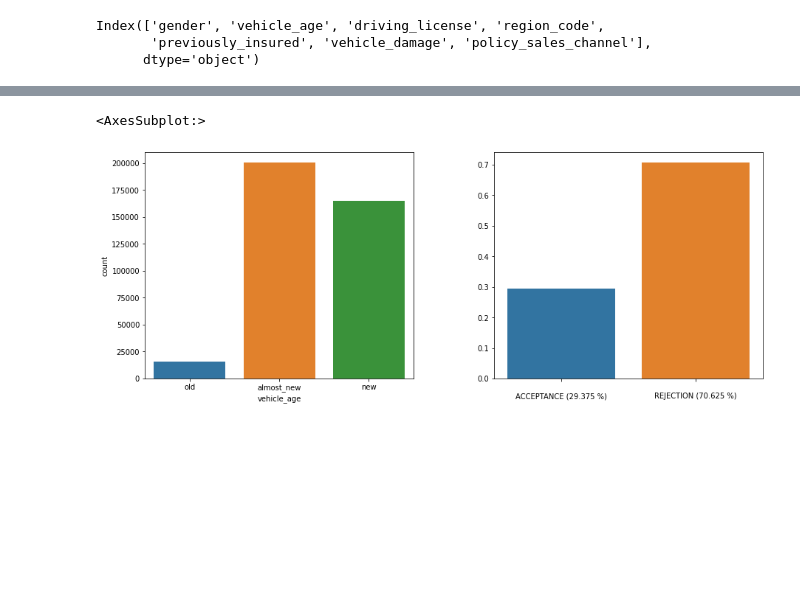
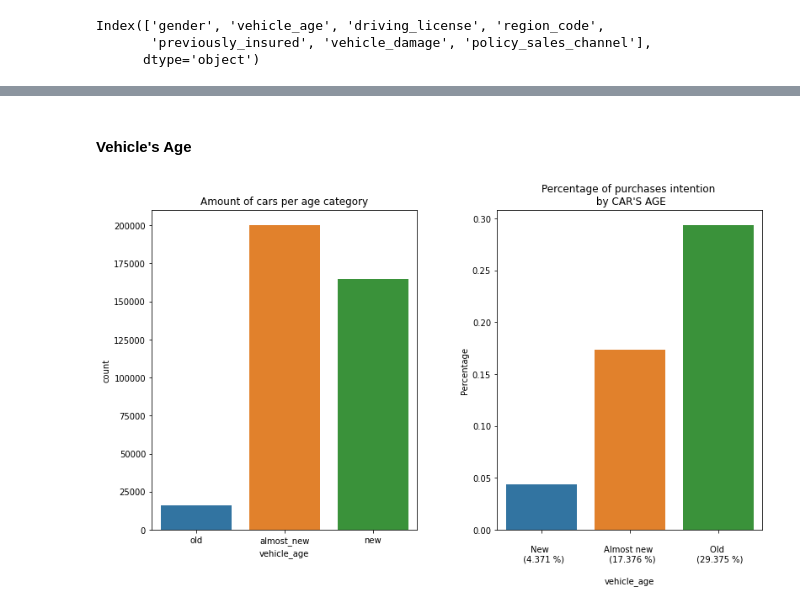
Before and after one commit to gabrielhpr/alphaInsurance, a Jupyter notebook: alphaInsurance.ipynb, the cells around one changed output, grey strips where cells are left out. Saved outputs shown, nothing was run; the diff lists cells and outputs as text; code cells hidden in the pictures; blank space fills up the shorter version.

Commit message:
End of univariate data analysis

```diff
--- a/alphaInsurance.ipynb
+++ b/alphaInsurance.ipynb
@@ -66,3 +68,29 @@ display(HTML("<style>span { font-size:16px !important; }</style>"))
+# %%
+# categories - list containing all the categories of the feature
+# text_list - list containing the text behind each bar of the plot
+def createCategoryPlots(fig_width, fig_height, df, feature_name, title1, title2, categories, text_list):
+    plt.figure(figsize=(fig_width, fig_height))
+    plt.subplots_adjust(left=None, bottom=None, right=None, top=None, wspace=0.3, hspace=0.3)
+
+    # plot a countplot
+    plt.subplot( 1, 2, 1 )
+    plt.title( title1 )
+    sns.countplot( df[feature_name] )
+
+    percentage_list = []
+
+    for i in range( len( categories ) ):
+        feature_num_accept = df[ ( df['response'] == 1 ) & ( df[feature_name] == categories[i] ) ].count()[0]
+        feature_num_reject = df[ ( df['response'] == 0 ) & ( df[feature_name] == categories[i] ) ].count()[0]
+        feature_perc_accept = feature_num_accept / (feature_num_accept + feature_num_reject)
+        percentage_list.append( feature_perc_accept )
+
+    plt.subplot( 1, 2, 2 )
+    plt.title( title2 )
+    plt.ylabel( 'Percentage' )
+    plt.xlabel( feature_name )
+    sns.barplot( x = [ text_list[i].format( np.round ( 100 * percentage_list[i], 3 ) ) for i in range(len(categories))],
+                 y = percentage_list )
 # %% [markdown]
 ## 1.3. Loading Data
 # %%
@@ -437,35 +459,10 @@ sns.barplot( x=['\nACCEPTANCE ({} %)'.format( np.round ( 100 * female_accept_per
-# %%
-plt.figure(figsize=(15,13))
-plt.subplots_adjust(left=None, bottom=None, right=None, top=None, wspace=0.3, hspace=0.3)
-
-# Amount of data collected from each vehicle age
-plt.subplot(2,3,1)
-# vehicle_age
-sns.countplot( df4['vehicle_age'] )
-
-# old cars
-old_num_accept = df4[ (df4['vehicle_age'] == 'old') & (df4['response'] == 1) ].count()[0]
-old_num_reject = df4[ (df4['vehicle_age'] == 'old') & (df4['response'] == 0) ].count()[0]
-old_accept_perc = (old_num_accept) / (old_num_accept + old_num_reject)
-
-plt.subplot(2,3,2)
-sns.barplot( x=['\nACCEPTANCE ({} %)'.format( np.round ( 100 * old_accept_perc, 3 ) ),
-                '\nREJECTION ({} %)'.format( np.round (100 * (1-old_accept_perc), 3 ) )],
-             y=[old_accept_perc, (1-old_accept_perc)] )
-
-# almost_new carsf
-almost_new_num_accept = df4[ (df4['vehicle_age'] == 'almost_new') & (df4['response'] == 1) ].count()[0]
-almost_new_reject = df4[ (df4['vehicle_age'] == 'almost_new') & (df4['response'] == 0) ].count()[0]
-old_accept_perc = (old_num_accept) / (old_num_accept + old_num_reject)
-
-plt.subplot(2,3,2)
-sns.barplot( x=['\nACCEPTANCE ({} %)'.format( np.round ( 100 * old_accept_perc, 3 ) ),
-                '\nREJECTION ({} %)'.format( np.round (100 * (1-old_accept_perc), 3 ) )],
-             y=[old_accept_perc, (1-old_accept_perc)] )
-
-# new cars
-new_num_accept = df4[ (df4['vehicle_age'] == 'new') & (df4['response'] == 1) ].count()[0]
-new_num_reject = df4[ (df4['vehicle_age'] == 'new') & (df4['response'] == 0) ].count()[0]
-# %% [output]
-<AxesSubplot:>
-[figure, removed]
+# %% [markdown]
+#### Vehicle's Age
+# %%
+title1 = 'Amount of cars per age category'
+title2 = 'Percentage of purchases intention \n by CAR\'S AGE'
+textos = ['\nNew \n  ({} %)', '\nAlmost new \n  ({} %)\n', '\nOld \n ({} %)']
+categories = ['new', 'almost_new', 'old']
+createCategoryPlots(13, 7, df4, 'vehicle_age', title1, title2, categories, textos)
+# %% [output]
+[figure, added]
```
Also changed, not shown: parts of 18 cells of this notebook.
